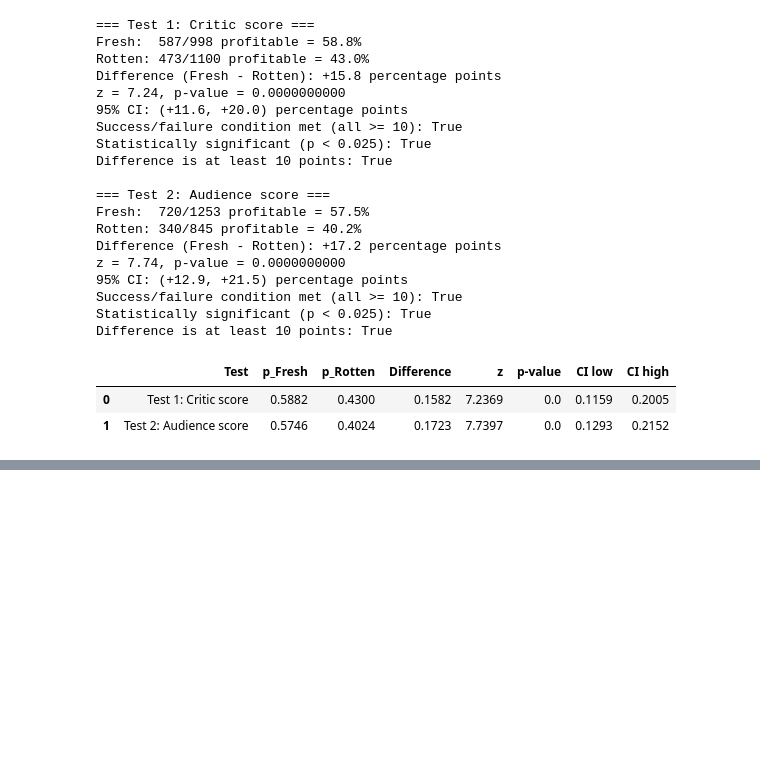
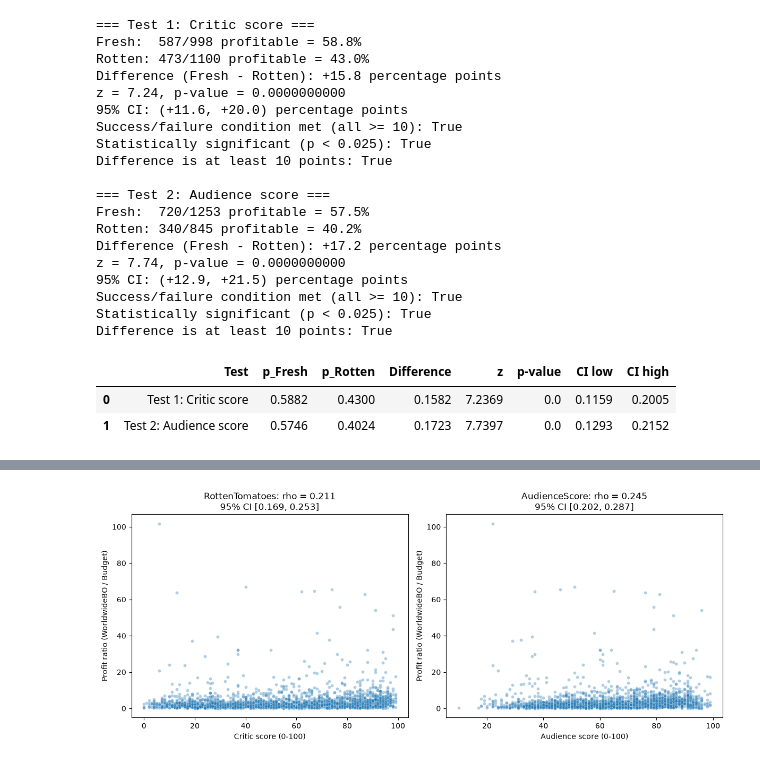
Before and after one commit to Galacticica/data-science-class, a Jupyter notebook: MovieData/movies.ipynb, the cells around one changed output, grey strips where cells are left out. Drawn from its saved outputs; the diff is of its cells as text; code cells hidden in the pictures; blank space fills up the shorter version.

```diff
--- a/MovieData/movies.ipynb
+++ b/MovieData/movies.ipynb
@@ -166,0 +259,69 @@ Difference is at least 10 points: True
+# %%
+from pathlib import Path
+from scipy.stats import spearmanr
+
+clean["profit_ratio"] = clean["WorldwideBO"] / clean["Budget"]
+
+# Two Spearman tests form one family of comparisons.
+alpha = 0.05 / 2
+n_bootstrap = 5000
+rng = np.random.default_rng(42)
+results = []
+figures_dir = Path("figures")
+figures_dir.mkdir(parents=True, exist_ok=True)
+fig, axes = plt.subplots(1, 2, figsize=(12, 5))
+
+for ax, score in zip(axes, ["RottenTomatoes", "AudienceScore"]):
+    data = clean[[score, "profit_ratio"]].replace([np.inf, -np.inf], np.nan).dropna()
+    x = data[score].to_numpy()
+    y = data["profit_ratio"].to_numpy()
+    n = len(data)
+    if n < 3 or np.unique(x).size < 2 or np.unique(y).size < 2:
+        raise ValueError(f"{score}: need at least three films and nonconstant variables.")
+    rho, p_value = spearmanr(x, y, alternative="two-sided")
+
+    # Resample whole films, keeping each score paired with its profit ratio.
+    bootstrap_rhos = np.empty(n_bootstrap)
+    for b in range(n_bootstrap):
+        indices = rng.integers(0, n, size=n)
+        bootstrap_rhos[b] = spearmanr(x[indices], y[indices]).statistic
+    valid_rhos = bootstrap_rhos[np.isfinite(bootstrap_rhos)]
+    if len(valid_rhos) < 0.95 * n_bootstrap:
+        raise ValueError("Too many bootstrap samples had undefined correlations.")
+    ci_low, ci_high = np.percentile(valid_rhos, [2.5, 97.5])
+
+    # This is the large-sample approximation underlying the Spearman p-value.
+    df = n - 2
+    t_stat = rho * np.sqrt(df / ((1 - rho) * (1 + rho))) if abs(rho) < 1 else np.copysign(np.inf, rho)
+    results.append({"Score": score, "n": n, "Spearman rho": rho,
+                    "Approximate t": t_stat, "df": df, "p-value": p_value,
+                    "95% CI lower": ci_low, "95% CI upper": ci_high})
+
+    print(f"\n{score} vs. profit ratio")
+    print(f"Number of films: {n}")
+    print(f"Spearman's rho (test statistic and standardized effect): {rho:.4f}")
+    print(f"Approximate t statistic: {t_stat:.4f}")
+    print(f"Null distribution: approximately Student's t with {df} degrees of freedom")
+    print(f"Two-sided p-value: {p_value:.6g}")
+    print(f"95% paired-bootstrap percentile CI for rho: [{ci_low:.4f}, {ci_high:.4f}]")
+    print("Real-unit effect: not estimated by Spearman; rho is unitless, not profit-ratio change per score point.")
+    print(f"Reject H0 at alpha = {alpha}: {p_value < alpha}")
+    direction = "positive" if rho > 0 else "negative" if rho < 0 else "zero"
+    evidence = "evidence of a monotonic association" if p_value < alpha else "insufficient evidence of a monotonic association"
+    print(f"Interpretation: estimated {direction} association; {evidence} at alpha = {alpha}.")
+    print("Association does not establish causation.")
+
+    sns.scatterplot(x=x, y=y, ax=ax, alpha=0.35, s=18)
+    ax.set_xlabel("Critic score (0-100)" if score == "RottenTomatoes" else "Audience score (0-100)")
+    ax.set_ylabel("Profit ratio (WorldwideBO / Budget)")
+    ax.set_title(f"{score}: rho = {rho:.3f}\n95% CI [{ci_low:.3f}, {ci_high:.3f}]")
+
+fig.tight_layout()
+fig.savefig(figures_dir / "spearman_comparisons.png", dpi=300, bbox_inches="tight")
+plt.show()
+
+spearman_results = pd.DataFrame(results)
+spearman_results.to_csv(figures_dir / "spearman_results.csv", index=False)
+display(spearman_results)
+# These are individual 95% CIs, not simultaneous intervals adjusted for multiple tests.
+# %% [output]
@@ -166,0 +345 @@ Difference is at least 10 points: True
+[figure, added]
```
Also changed, not shown: parts of 14 cells of this notebook, 7 other files.
